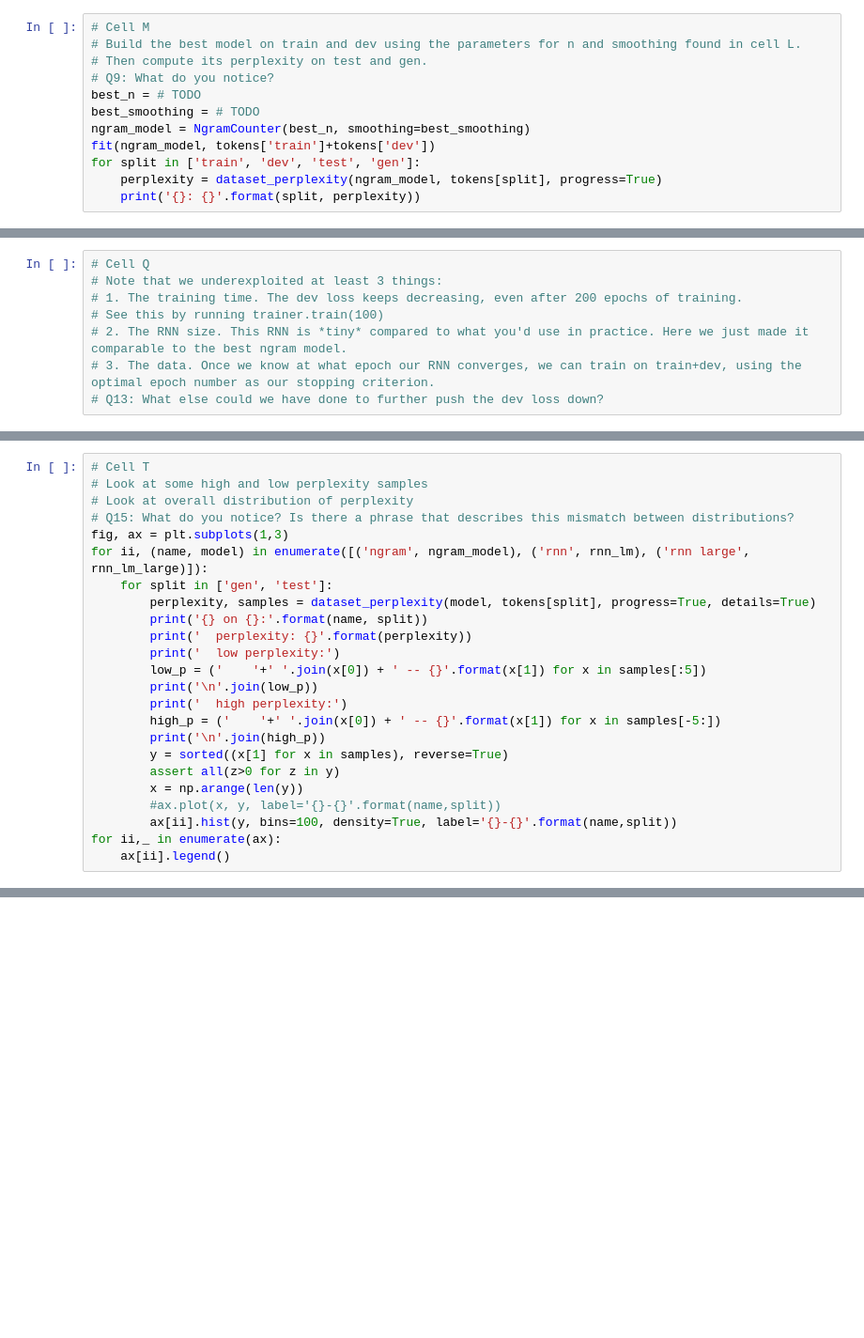
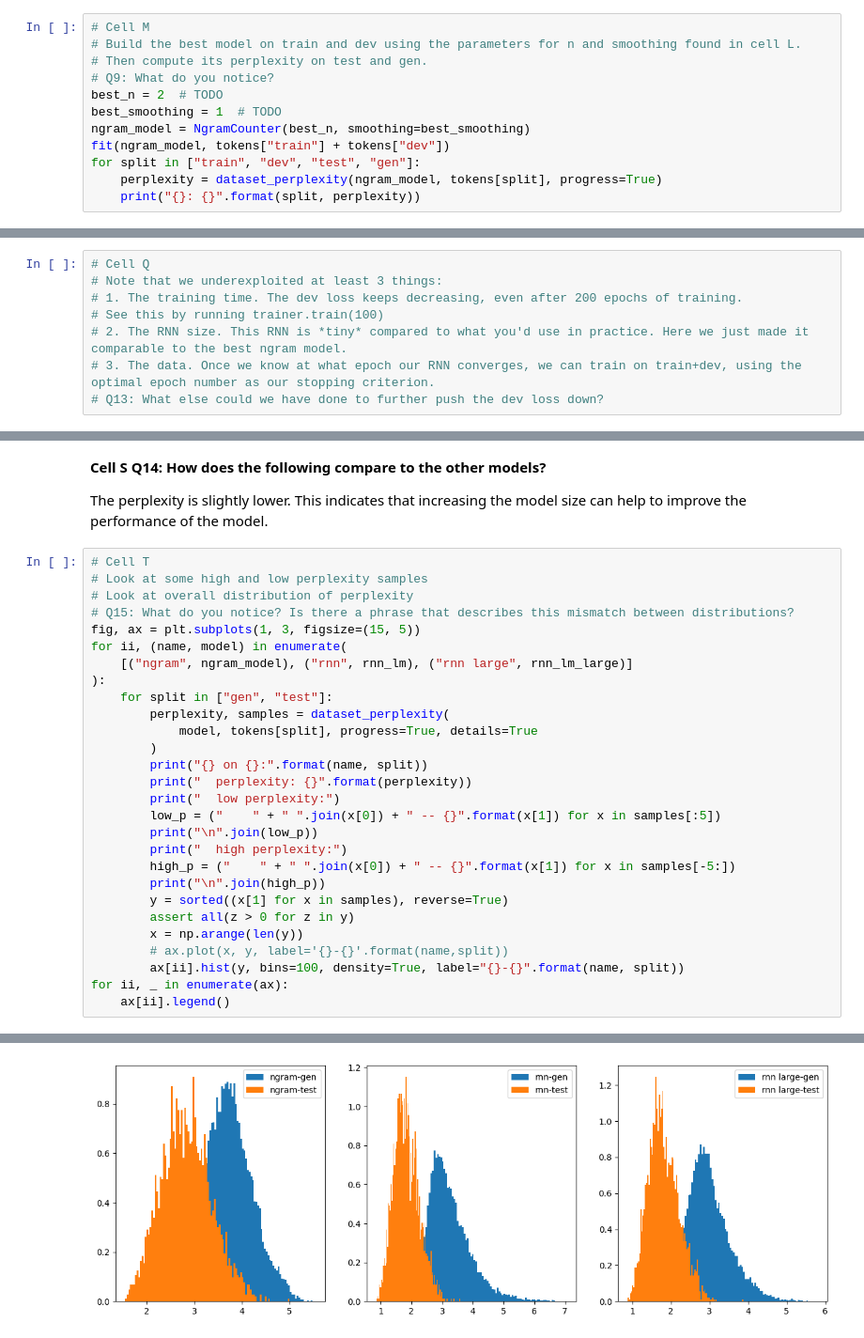
Before and after one commit to GLorenzo679/IA327-Generative-Models-for-NLP, a Jupyter notebook: TP1/lab-language-modeling.ipynb, the cells around one changed output, grey strips where cells are left out. Shown: that part at 94% size. Saved outputs shown, nothing was run; the diff lists cells and outputs as text; blank space fills up the shorter version.

```diff
--- a/TP1/lab-language-modeling.ipynb
+++ b/TP1/lab-language-modeling.ipynb
@@ -291,10 +476,10 @@ fit(best_ngram_model, tokens['train'])
 # Build the best model on train and dev using the parameters for n and smoothing found in cell L.
 # Then compute its perplexity on test and gen.
 # Q9: What do you notice?
-best_n = # TODO
-best_smoothing = # TODO
+best_n = 2  # TODO
+best_smoothing = 1  # TODO
 ngram_model = NgramCounter(best_n, smoothing=best_smoothing)
-fit(ngram_model, tokens['train']+tokens['dev'])
-for split in ['train', 'dev', 'test', 'gen']:
+fit(ngram_model, tokens["train"] + tokens["dev"])
+for split in ["train", "dev", "test", "gen"]:
     perplexity = dataset_perplexity(ngram_model, tokens[split], progress=True)
-    print('{}: {}'.format(split, perplexity))
+    print("{}: {}".format(split, perplexity))
@@ -510,24 +806,33 @@ for split in ['train', 'dev', 'test', 'gen']:
+# %% [markdown]
+**Cell S Q14: How does the following compare to the other models?**
+
+The perplexity is slightly lower. This indicates that increasing the model size can help to improve the performance of the model.
 # %%
 # Cell T
 # Look at some high and low perplexity samples
 # Look at overall distribution of perplexity
 # Q15: What do you notice? Is there a phrase that describes this mismatch between distributions?
-fig, ax = plt.subplots(1,3)
-for ii, (name, model) in enumerate([('ngram', ngram_model), ('rnn', rnn_lm), ('rnn large', rnn_lm_large)]):
-    for split in ['gen', 'test']:
-        perplexity, samples = dataset_perplexity(model, tokens[split], progress=True, details=True)
-        print('{} on {}:'.format(name, split))
-        print('  perplexity: {}'.format(perplexity))
-        print('  low perplexity:')
-        low_p = ('    '+' '.join(x[0]) + ' -- {}'.format(x[1]) for x in samples[:5])
-        print('\n'.join(low_p))
-        print('  high perplexity:')
-        high_p = ('    '+' '.join(x[0]) + ' -- {}'.format(x[1]) for x in samples[-5:])
-        print('\n'.join(high_p))
+fig, ax = plt.subplots(1, 3, figsize=(15, 5))
+for ii, (name, model) in enumerate(
+    [("ngram", ngram_model), ("rnn", rnn_lm), ("rnn large", rnn_lm_large)]
+):
+    for split in ["gen", "test"]:
+        perplexity, samples = dataset_perplexity(
+            model, tokens[split], progress=True, details=True
+        )
+        print("{} on {}:".format(name, split))
+        print("  perplexity: {}".format(perplexity))
+        print("  low perplexity:")
+        low_p = ("    " + " ".join(x[0]) + " -- {}".format(x[1]) for x in samples[:5])
+        print("\n".join(low_p))
+        print("  high perplexity:")
+        high_p = ("    " + " ".join(x[0]) + " -- {}".format(x[1]) for x in samples[-5:])
+        print("\n".join(high_p))
         y = sorted((x[1] for x in samples), reverse=True)
-        assert all(z>0 for z in y)
+        assert all(z > 0 for z in y)
         x = np.arange(len(y))
-        #ax.plot(x, y, label='{}-{}'.format(name,split))
-        ax[ii].hist(y, bins=100, density=True, label='{}-{}'.format(name,split))
-for ii,_ in enumerate(ax):
+        # ax.plot(x, y, label='{}-{}'.format(name,split))
+        ax[ii].hist(y, bins=100, density=True, label="{}-{}".format(name, split))
+for ii, _ in enumerate(ax):
     ax[ii].legend()
+# %% [output]
@@ -533,0 +923 @@ for ii,_ in enumerate(ax):
+[figure, added]
```
Also changed, not shown: parts of 34 cells of this notebook.
